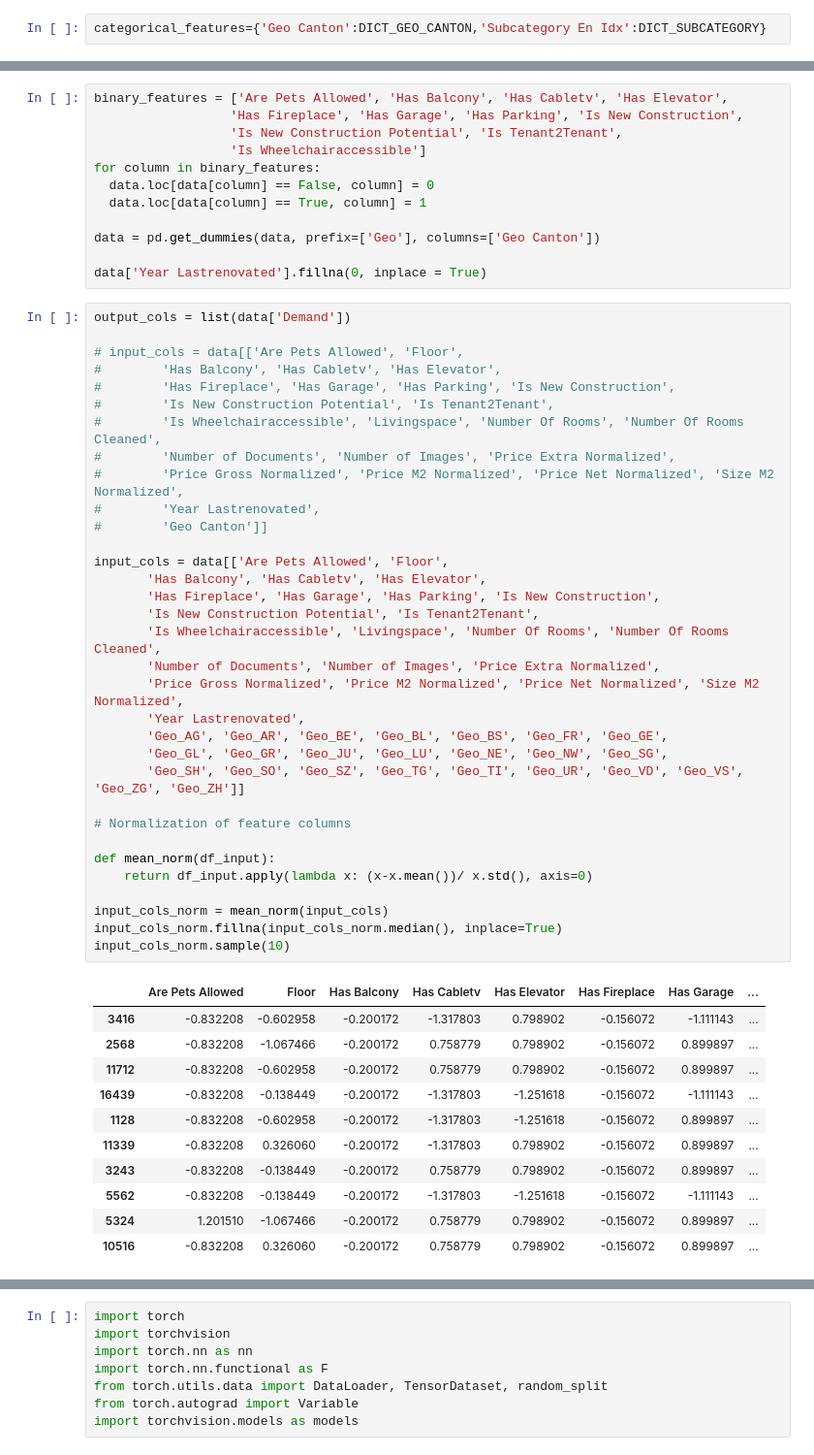
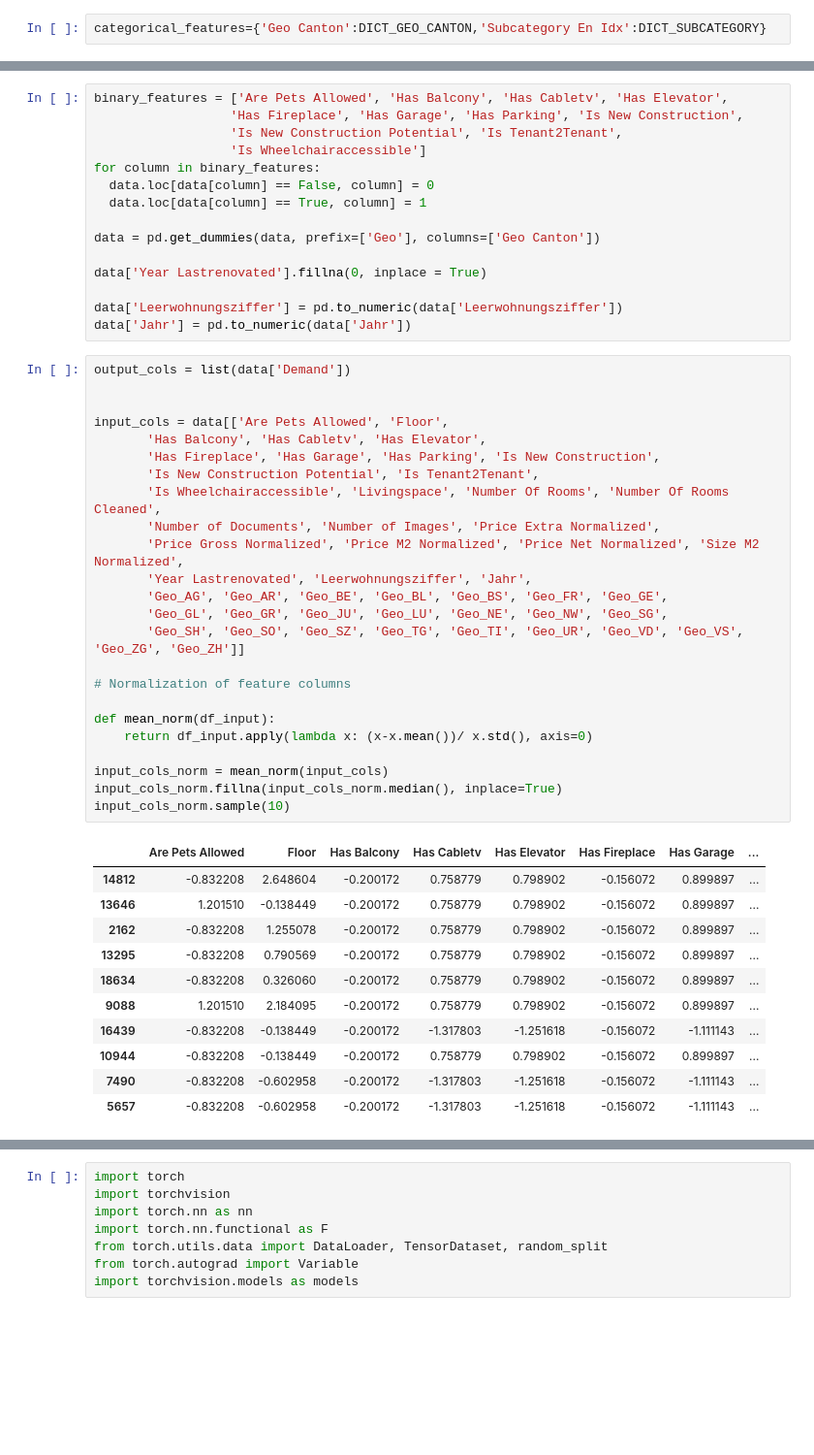
Before and after one commit to Germouche/ml-project, a Jupyter notebook: tabular.ipynb, the cells around one changed output, grey strips where cells are left out. Shown at 97% size. Saved outputs shown, nothing was run; the diff lists cells and outputs as text; blank space fills up the shorter version.

```diff
--- a/tabular.ipynb
+++ b/tabular.ipynb
@@ -276,48 +270,42 @@ for column in binary_features:
 data = pd.get_dummies(data, prefix=['Geo'], columns=['Geo Canton'])
 
 data['Year Lastrenovated'].fillna(0, inplace = True)
+
+data['Leerwohnungsziffer'] = pd.to_numeric(data['Leerwohnungsziffer'])
+data['Jahr'] = pd.to_numeric(data['Jahr'])
 # %%
 output_cols = list(data['Demand'])
 
-# input_cols = data[['Are Pets Allowed', 'Floor',
-#        'Has Balcony', 'Has Cabletv', 'Has Elevator',
-#        'Has Fireplace', 'Has Garage', 'Has Parking', 'Is New Construction',
-#        'Is New Construction Potential', 'Is Tenant2Tenant',
-#        'Is Wheelchairaccessible', 'Livingspace', 'Number Of Rooms', 'Number Of Rooms Cleaned',
-#        'Number of Documents', 'Number of Images', 'Price Extra Normalized',
-#        'Price Gross Normalized', 'Price M2 Normalized', 'Price Net Normalized', 'Size M2 Normalized',
-#        'Year Lastrenovated',
-#        'Geo Canton']]
 
 input_cols = data[['Are Pets Allowed', 'Floor',
        'Has Balcony', 'Has Cabletv', 'Has Elevator',
        'Has Fireplace', 'Has Garage', 'Has Parking', 'Is New Construction',
        'Is New Construction Potential', 'Is Tenant2Tenant',
        'Is Wheelchairaccessible', 'Livingspace', 'Number Of Rooms', 'Number Of Rooms Cleaned',
        'Number of Documents', 'Number of Images', 'Price Extra Normalized',
        'Price Gross Normalized', 'Price M2 Normalized', 'Price Net Normalized', 'Size M2 Normalized',
-       'Year Lastrenovated',
+       'Year Lastrenovated', 'Leerwohnungsziffer', 'Jahr',
        'Geo_AG', 'Geo_AR', 'Geo_BE', 'Geo_BL', 'Geo_BS', 'Geo_FR', 'Geo_GE',
        'Geo_GL', 'Geo_GR', 'Geo_JU', 'Geo_LU', 'Geo_NE', 'Geo_NW', 'Geo_SG',
        'Geo_SH', 'Geo_SO', 'Geo_SZ', 'Geo_TG', 'Geo_TI', 'Geo_UR', 'Geo_VD', 'Geo_VS', 'Geo_ZG', 'Geo_ZH']]
 
 # Normalization of feature columns
 
 def mean_norm(df_input):
     return df_input.apply(lambda x: (x-x.mean())/ x.std(), axis=0)
 
 input_cols_norm = mean_norm(input_cols)
 input_cols_norm.fillna(input_cols_norm.median(), inplace=True)
 input_cols_norm.sample(10)
 # %% [output]
 |  | Are Pets Allowed | Floor | Has Balcony | Has Cabletv | Has Elevator | Has Fireplace | Has Garage | ... |
-| 3416 | -0.832208 | -0.602958 | -0.200172 | -1.317803 | 0.798902 | -0.156072 | -1.111143 | ... |
-| 2568 | -0.832208 | -1.067466 | -0.200172 | 0.758779 | 0.798902 | -0.156072 | 0.899897 | ... |
-| 11712 | -0.832208 | -0.602958 | -0.200172 | 0.758779 | 0.798902 | -0.156072 | 0.899897 | ... |
+| 14812 | -0.832208 | 2.648604 | -0.200172 | 0.758779 | 0.798902 | -0.156072 | 0.899897 | ... |
+| 13646 | 1.201510 | -0.138449 | -0.200172 | 0.758779 | 0.798902 | -0.156072 | 0.899897 | ... |
+| 2162 | -0.832208 | 1.255078 | -0.200172 | 0.758779 | 0.798902 | -0.156072 | 0.899897 | ... |
+| 13295 | -0.832208 | 0.790569 | -0.200172 | 0.758779 | 0.798902 | -0.156072 | 0.899897 | ... |
+| 18634 | -0.832208 | 0.326060 | -0.200172 | 0.758779 | 0.798902 | -0.156072 | 0.899897 | ... |
+| 9088 | 1.201510 | 2.184095 | -0.200172 | 0.758779 | 0.798902 | -0.156072 | 0.899897 | ... |
 | 16439 | -0.832208 | -0.138449 | -0.200172 | -1.317803 | -1.251618 | -0.156072 | -1.111143 | ... |
-| 1128 | -0.832208 | -0.602958 | -0.200172 | -1.317803 | -1.251618 | -0.156072 | 0.899897 | ... |
-| 11339 | -0.832208 | 0.326060 | -0.200172 | -1.317803 | 0.798902 | -0.156072 | 0.899897 | ... |
-| 3243 | -0.832208 | -0.138449 | -0.200172 | 0.758779 | 0.798902 | -0.156072 | 0.899897 | ... |
-| 5562 | -0.832208 | -0.138449 | -0.200172 | -1.317803 | -1.251618 | -0.156072 | -1.111143 | ... |
-| 5324 | 1.201510 | -1.067466 | -0.200172 | 0.758779 | 0.798902 | -0.156072 | 0.899897 | ... |
-| 10516 | -0.832208 | 0.326060 | -0.200172 | 0.758779 | 0.798902 | -0.156072 | 0.899897 | ... |
+| 10944 | -0.832208 | -0.138449 | -0.200172 | 0.758779 | 0.798902 | -0.156072 | 0.899897 | ... |
+| 7490 | -0.832208 | -0.602958 | -0.200172 | -1.317803 | -1.251618 | -0.156072 | -1.111143 | ... |
+| 5657 | -0.832208 | -0.602958 | -0.200172 | -1.317803 | -1.251618 | -0.156072 | -1.111143 | ... |
```
Also changed, not shown: parts of 17 cells of this notebook.
